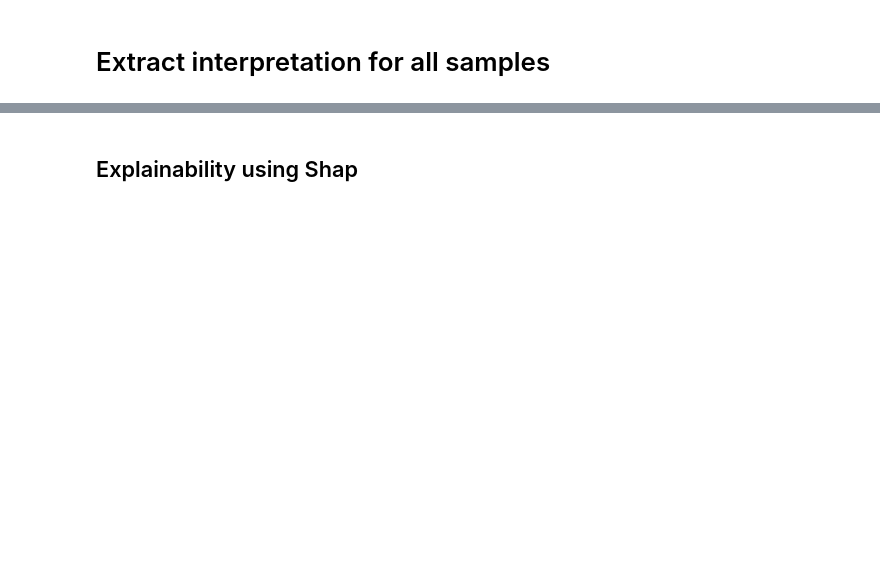
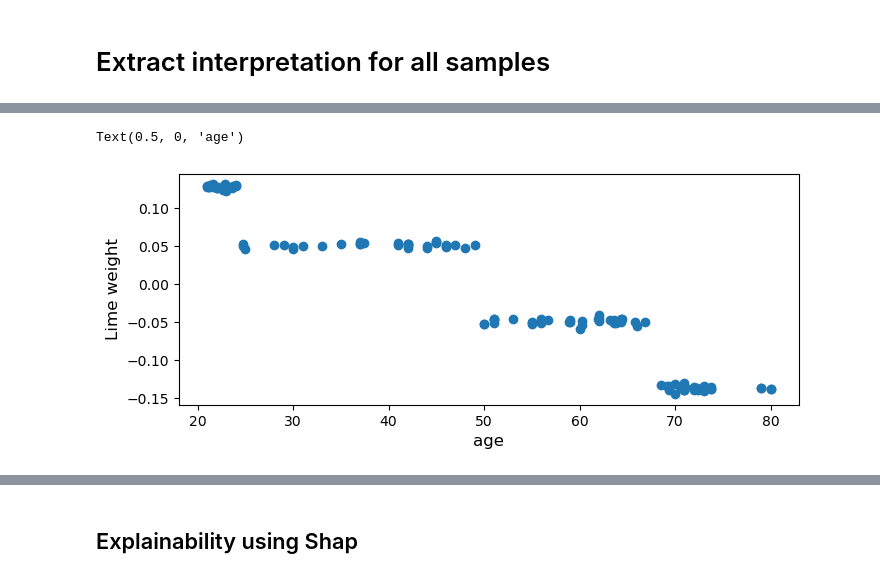
Before and after one commit to phoebemma/ML_paper, a Jupyter notebook: Model_using_sequential_API.ipynb, the cells around one changed output, grey strips where cells are left out. Drawn from its saved outputs; the diff is of its cells as text; code cells hidden in the pictures; blank space fills up the shorter version.

```diff
--- a/Model_using_sequential_API.ipynb
+++ b/Model_using_sequential_API.ipynb
@@ -635,15 +644,16 @@ plt.hist(df["scaled_pct_change"])
 # %% [markdown]
 # Explainability using LIME
 # %%
-explainer = LimeTabularExplainer(X_new.values,
-                                 feature_names=X_new.columns,
+explainer = LimeTabularExplainer(X_train_new.values,
+                                 feature_names=X_train_new.columns,
                                                 mode='regression',
                                  class_names = ["scaled_pct_change"],
                                  random_state = 123)
 # %%
 # get explanation for first row
-exp = explainer.explain_instance(X_new.iloc[0],
+exp = explainer.explain_instance(X_test_new.iloc[0],
                                 new_model.predict,
-                                labels = X_new.columns)
+                               # labels = X_test_new.columns
+                                )
 exp.show_in_notebook(show_table=True)
 # %% [output]
@@ -668,12 +682,12 @@ def return_weights(exp):
 weights = []
 feature_indices = []
 #  iterate over first 10 rows
-for x in X_new.values[0:11228]:
+for x in X_val_new.values[0:118]:
     #Get explanation
     exp = explainer.explain_instance(x,
                                     new_model.predict,
                                     num_features= 20,
-                                   # labels = X.columns
+
                                     )
 
     # get weights
@@ -685,7 +699,7 @@ for x in X_new.values[0:11228]:
 
 # Use the first explanation's feature indices to get column names
 first_indices = feature_indices[0]
-columns = [X_new.columns[i] for i in first_indices]
+columns = [X_val_new.columns[i] for i in first_indices]
 
 # Create dataframe
 
@@ -712,11 +751,14 @@ plt.xlabel("Mean |Weight|", size = 15)
 # %%
 fig, ax = plt.subplots(nrows=1, figsize = (8,3))
 
 # Extract weights and feature values
 feature_weight = lime_weights["age"]
-feature_values = X_new["age"][0:11228]
+feature_values = X_val_new["age"][0:118]
 
 plt.scatter(x= feature_values, y= feature_weight)
 
 plt.ylabel("Lime weight", size = 12)
 plt.xlabel("age", size = 12)
+# %% [output]
+Text(0.5, 0, 'age')
+[figure, added]
```
Also changed, not shown: parts of 20 cells of this notebook.
